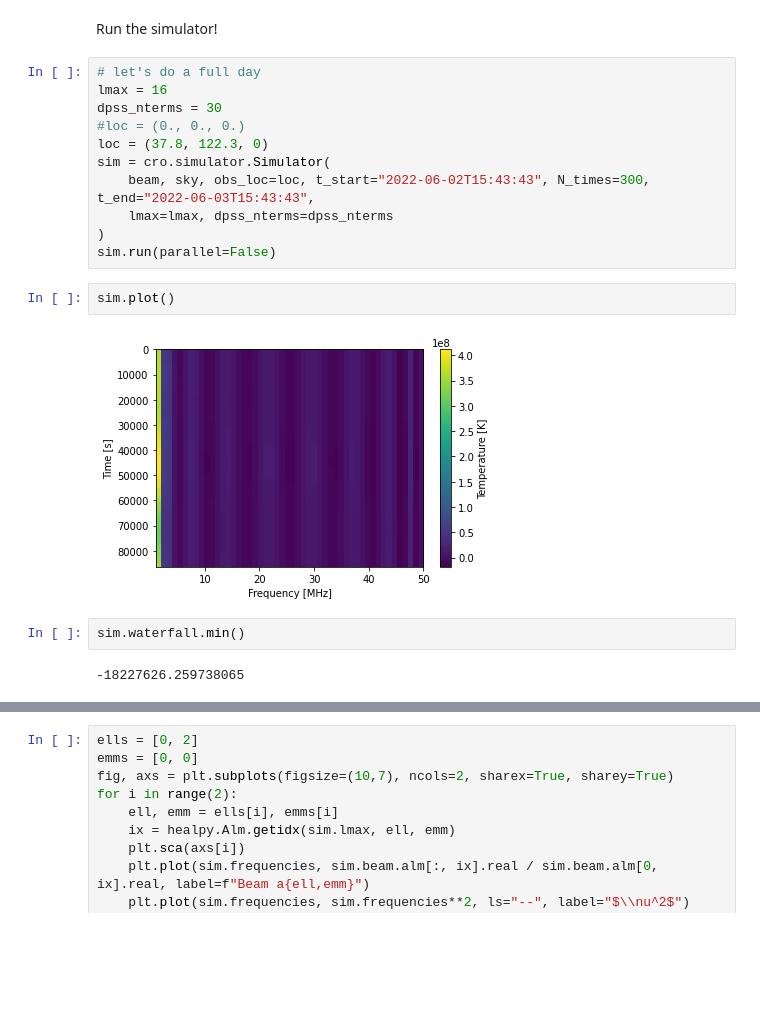
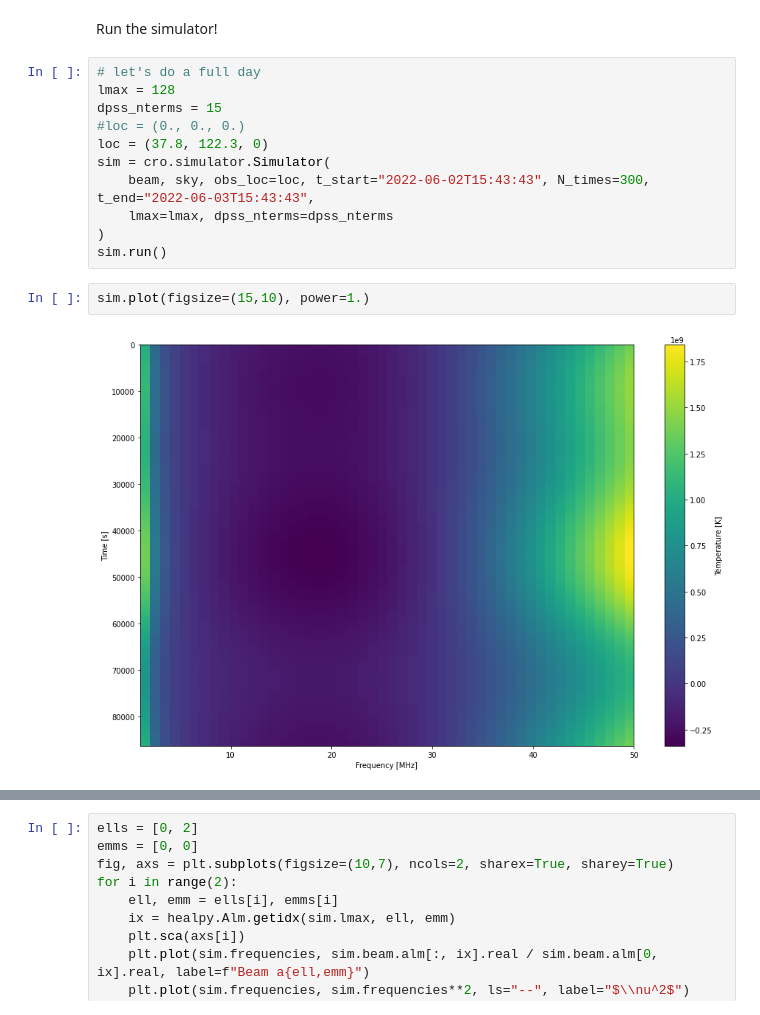
Before and after one commit to christianhbye/croissant, a Jupyter notebook: notebooks/example_sim.ipynb, the cells around one changed output, grey strips where cells are left out. Drawn from its saved outputs; the diff is of its cells as text; blank space fills up the shorter version.

```diff
--- a/notebooks/example_sim.ipynb
+++ b/notebooks/example_sim.ipynb
@@ -71,20 +71,16 @@ for freq in sky.frequencies[9::20]:
 Run the simulator!
 # %%
 # let's do a full day
-lmax = 16
-dpss_nterms = 30
+lmax = 128
+dpss_nterms = 15
 #loc = (0., 0., 0.)
 loc = (37.8, 122.3, 0)
 sim = cro.simulator.Simulator(
     beam, sky, obs_loc=loc, t_start="2022-06-02T15:43:43", N_times=300, t_end="2022-06-03T15:43:43",
     lmax=lmax, dpss_nterms=dpss_nterms
 )
-sim.run(parallel=False)
+sim.run()
 # %%
-sim.plot()
+sim.plot(figsize=(15,10), power=1.)
 # %% [output]
-[figure, old version]
+[figure, new version]
-# %%
-sim.waterfall.min()
-# %% [output]
--18227626.259738065
```
Also changed, not shown: parts of 6 cells of this notebook.
